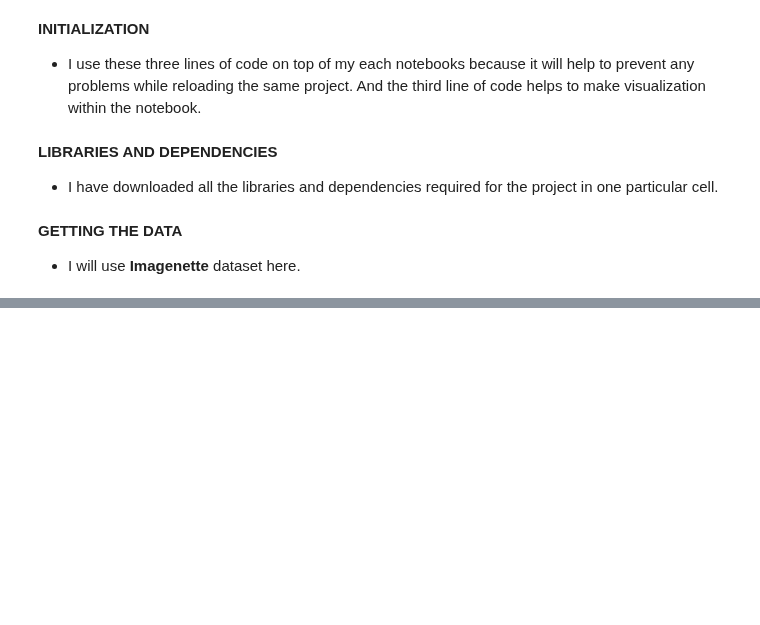
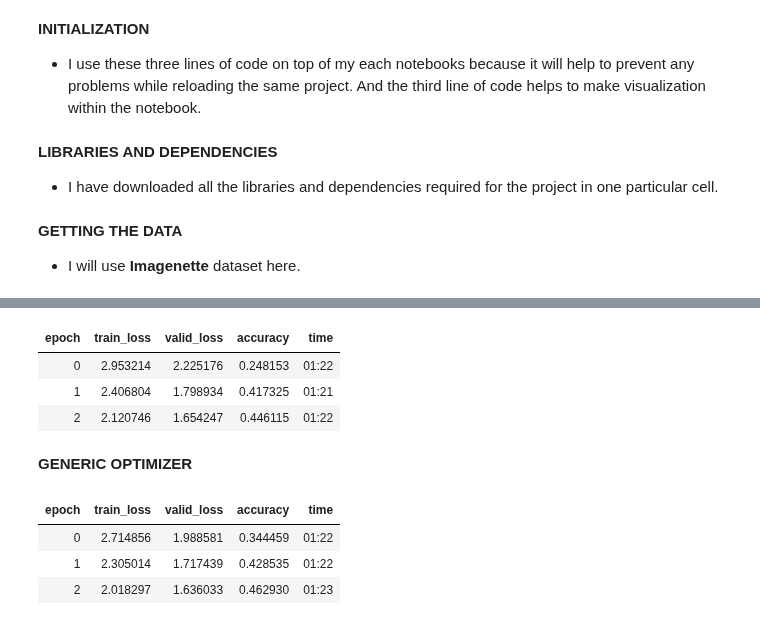
Before and after one commit to ThinamXx/Fastai, a Jupyter notebook: 15. Training Process/Training.ipynb, the cells around one changed output, grey strips where cells are left out. Cells and saved outputs as stored; diff of their text form; code cells hidden in the pictures; blank space fills up the shorter version.

```diff
--- a/15. Training Process/Training.ipynb
+++ b/15. Training Process/Training.ipynb
@@ -58,0 +67,10 @@ learn.fit_one_cycle(3, 3e-3)                                               # Tra
+# %%
+#@ TRAINING THE MODEL:
+learn.fit_one_cycle(3, 0.03, moms=(0,0,0))                                 # Training the Model.
+# %% [output]
+| epoch | train_loss | valid_loss | accuracy | time |
+| 0 | 2.953214 | 2.225176 | 0.248153 | 01:22 |
+| 1 | 2.406804 | 1.798934 | 0.417325 | 01:21 |
+| 2 | 2.120746 | 1.654247 | 0.446115 | 01:22 |
+# %% [markdown]
+**GENERIC OPTIMIZER**
@@ -58,0 +96,9 @@ learn.fit_one_cycle(3, 3e-3)                                               # Tra
+# %%
+#@ TRAINING THE MODEL WITH SGD OPTIMIZER:
+learn = get_learner(opt_func=opt_func)                    # Initializing the Learner.
+learn.fit(3, 0.03)                                        # Training the Model.
+# %% [output]
+| epoch | train_loss | valid_loss | accuracy | time |
+| 0 | 2.714856 | 1.988581 | 0.344459 | 01:22 |
+| 1 | 2.305014 | 1.717439 | 0.428535 | 01:22 |
+| 2 | 2.018297 | 1.636033 | 0.462930 | 01:23 |
```
Also changed, not shown: parts of 4 cells of this notebook.
